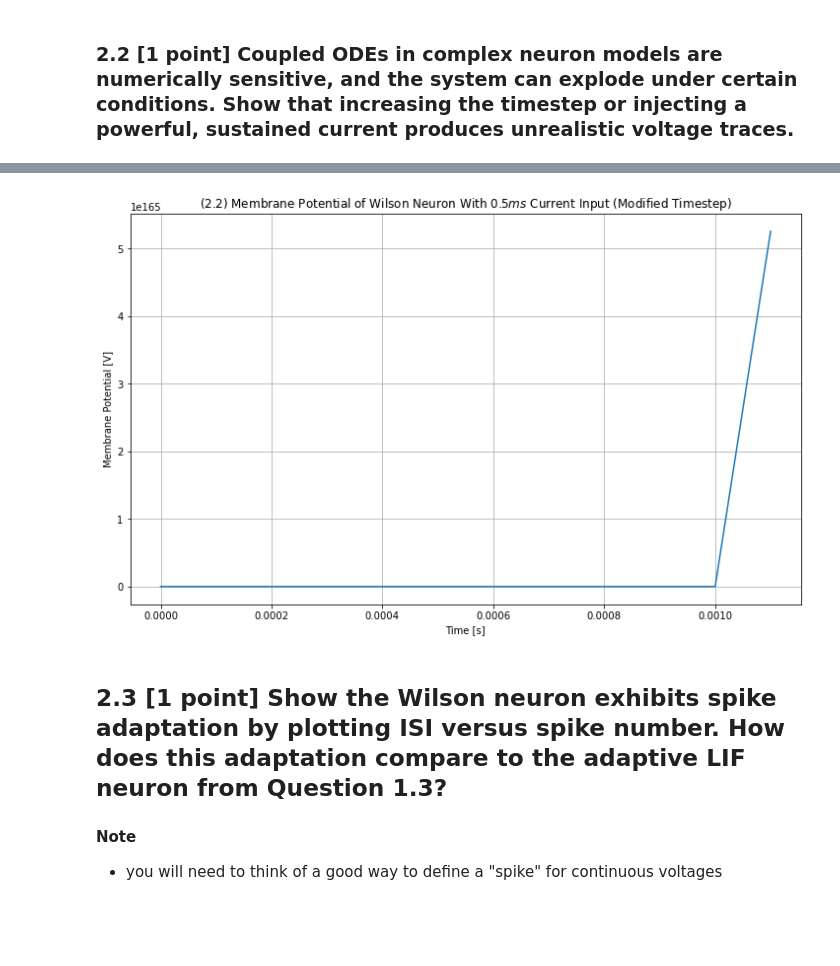
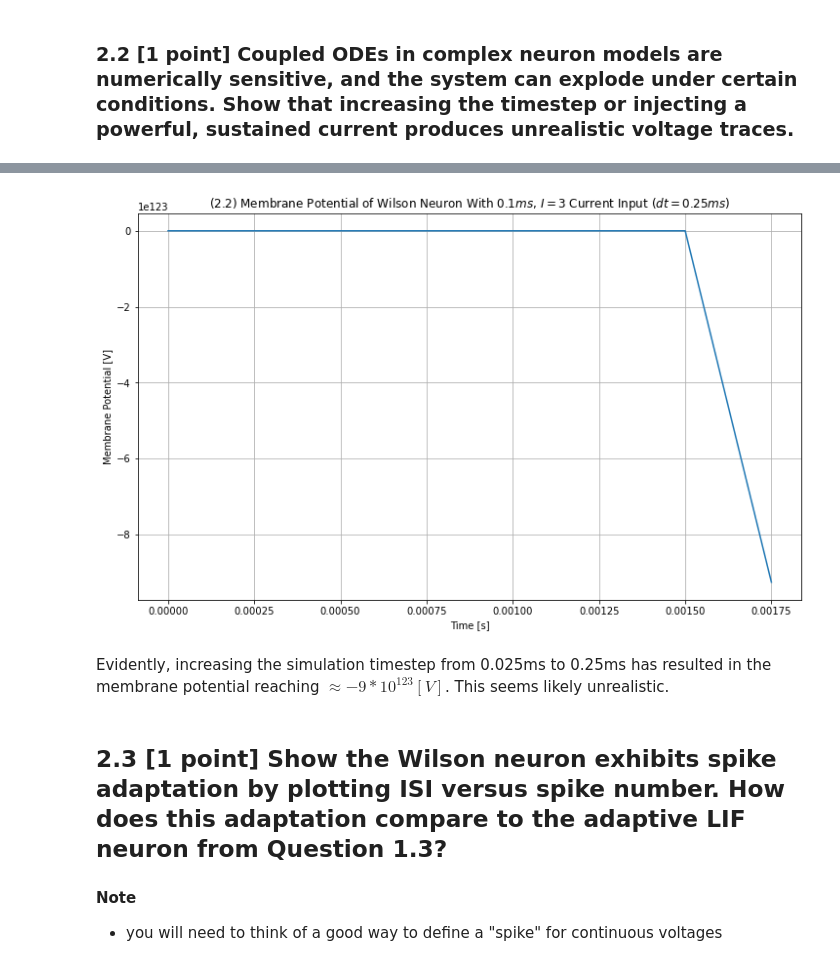
Before and after one commit to borealis31/SYDE552, a Jupyter notebook: Assignment 1/syde552-assignment1.ipynb, the cells around one changed output, grey strips where cells are left out. Cells and saved outputs as stored; diff of their text form; code cells hidden in the pictures; blank space fills up the shorter version.

```diff
--- a/Assignment 1/syde552-assignment1.ipynb
+++ b/Assignment 1/syde552-assignment1.ipynb
@@ -475,7 +476,7 @@ dr/dt = (1/tau_r) * (-r + 1.29*v + 0.79 + 3.30*(v + 0.38)**2) : 1
 dh/dt = (1/tau_h) * (-h + 11*(v + 0.754)*(v + 0.69)) : 1
 '''
 
-defaultclock.dt = 0.05*ms
+defaultclock.dt = 0.005*ms
 ens = NeuronGroup(1,eqn,method='heun')
 ens.v = -0.75
 ens.r = 0.2
@@ -484,12 +485,12 @@ store ('wilson init')
 
 run(0.1*ms)
 I_ext = 0
-run(499.9*ms)
+run(14.9*ms)
 
 fig, pl1 = plt.subplots(1,1)
 fig.subplots_adjust(top=1.5,right=1.7,wspace=0.3,hspace=0.2)
 pl1.plot(p_voltage.t,p_voltage.v[0])
-pl1.hlines(-0.75,0,0.5,colors='r',linestyles='dotted')
+pl1.hlines(-0.75,0,0.015,colors='r',linestyles='dotted')
 pl1.set(title="(2.1) Membrane Potential of Wilson Neuron With $0.1ms$ Current Input",xlabel="Time [s]",ylabel="Membrane Potential [V]")
 pl1.grid()
 plt.show()
@@ -505,8 +506,8 @@ restore('wilson init')
 
 # Modify Timestep Information and Simulate
 I_ext = 3
-defaultclock.dt = 0.1*ms
-run(0.5*ms)
+defaultclock.dt = 0.25*ms
+run(0.1*ms)
 I_ext = 0
 run(99.9*ms)
 
@@ -514,7 +515,7 @@ run(99.9*ms)
 fig, pl1 = plt.subplots(1,1)
 fig.subplots_adjust(top=1.5,right=1.7,wspace=0.3,hspace=0.2)
 pl1.plot(p_voltage.t,p_voltage.v[0])
-pl1.set(title="(2.2) Membrane Potential of Wilson Neuron With $0.5ms$ Current Input (Modified Timestep)",xlabel="Time [s]",ylabel="Membrane Potential [V]")
+pl1.set(title="(2.2) Membrane Potential of Wilson Neuron With $0.1ms$, $I=3$ Current Input ($dt=0.25ms$)",xlabel="Time [s]",ylabel="Membrane Potential [V]")
 pl1.grid()
 plt.show()
 # %% [output]
@@ -521,4 +525,6 @@ plt.show()
-[figure, old version]
+[figure, new version]
+# %% [markdown]
+Evidently, increasing the simulation timestep from 0.025ms to 0.25ms has resulted in the membrane potential reaching $\approx -9*10^{123} [V]$. This seems likely unrealistic.
 # %% [markdown]
 ## 2.3 [1 point] Show the Wilson neuron exhibits spike adaptation by plotting ISI versus spike number. How does this adaptation compare to the adaptive LIF neuron from Question 1.3?
 
```
Also changed, not shown: parts of 18 cells of this notebook.
